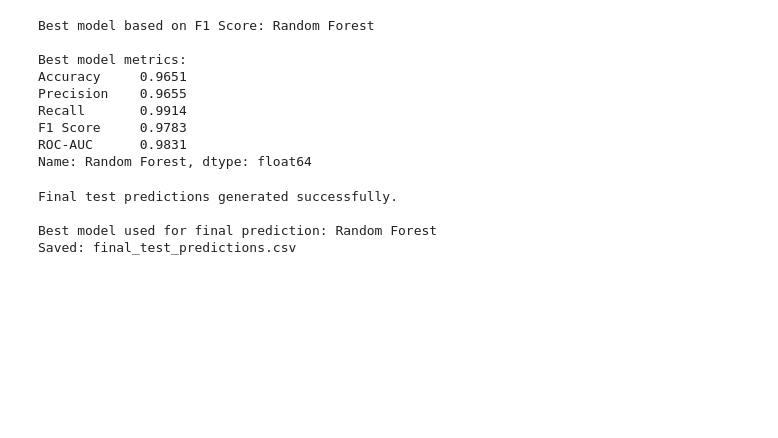
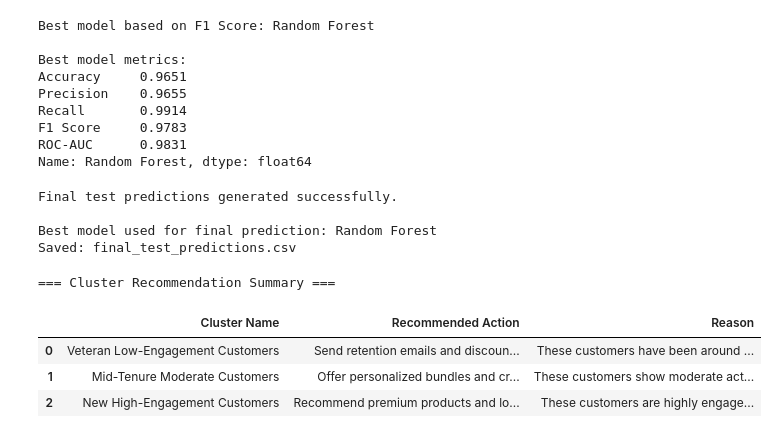
Before and after one commit to ihasnaou/Customer-Segmentation-Prediction-System, a Jupyter notebook: Customer Segmentation & Prediction System.ipynb, the cells around one changed output. Saved outputs shown, nothing was run; the diff lists cells and outputs as text; code cells hidden in the pictures; blank space fills up the shorter version.

Commit message:
Recommendations

```diff
--- a/Customer Segmentation & Prediction System.ipynb
+++ b/Customer Segmentation & Prediction System.ipynb
@@ -493,3 +497,38 @@ Final test predictions generated successfully.
 
 Best model used for final prediction: Random Forest
 Saved: final_test_predictions.csv
+# %%
+# =====================
+# RECOMMENDATION LOGIC
+# =====================
+
+# Map each cluster to a recommendation strategy
+recommendation_map = {
+    'Veteran Low-Engagement Customers': {
+        'recommendation': 'Send retention emails and discount offers',
+        'reason': 'These customers have been around for a long time but show lower engagement, so retention-focused actions make the most sense.'
+    },
+    'Mid-Tenure Moderate Customers': {
+        'recommendation': 'Offer personalized bundles and cross-sell products',
+        'reason': 'These customers show moderate activity, so targeted product suggestions may increase order frequency and spending.'
+    },
+    'New High-Engagement Customers': {
+        'recommendation': 'Recommend premium products and loyalty rewards',
+        'reason': 'These customers are highly engaged, so upselling and loyalty incentives are suitable.'
+    }
+}
+
+cluster_recommendation_summary = pd.DataFrame({
+    'Cluster Name': list(recommendation_map.keys()),
+    'Recommended Action': [recommendation_map[k]['recommendation'] for k in recommendation_map],
+    'Reason': [recommendation_map[k]['reason'] for k in recommendation_map]
+})
+
+print("=== Cluster Recommendation Summary ===")
+display(cluster_recommendation_summary)
+# %% [output]
+=== Cluster Recommendation Summary ===
+|  | Cluster Name | Recommended Action | Reason |
+| 0 | Veteran Low-Engagement Customers | Send retention emails and discoun... | These customers have been around ... |
+| 1 | Mid-Tenure Moderate Customers | Offer personalized bundles and cr... | These customers show moderate act... |
+| 2 | New High-Engagement Customers | Recommend premium products and lo... | These customers are highly engage... |
```
Also changed, not shown: parts of 1 cell of this notebook.
